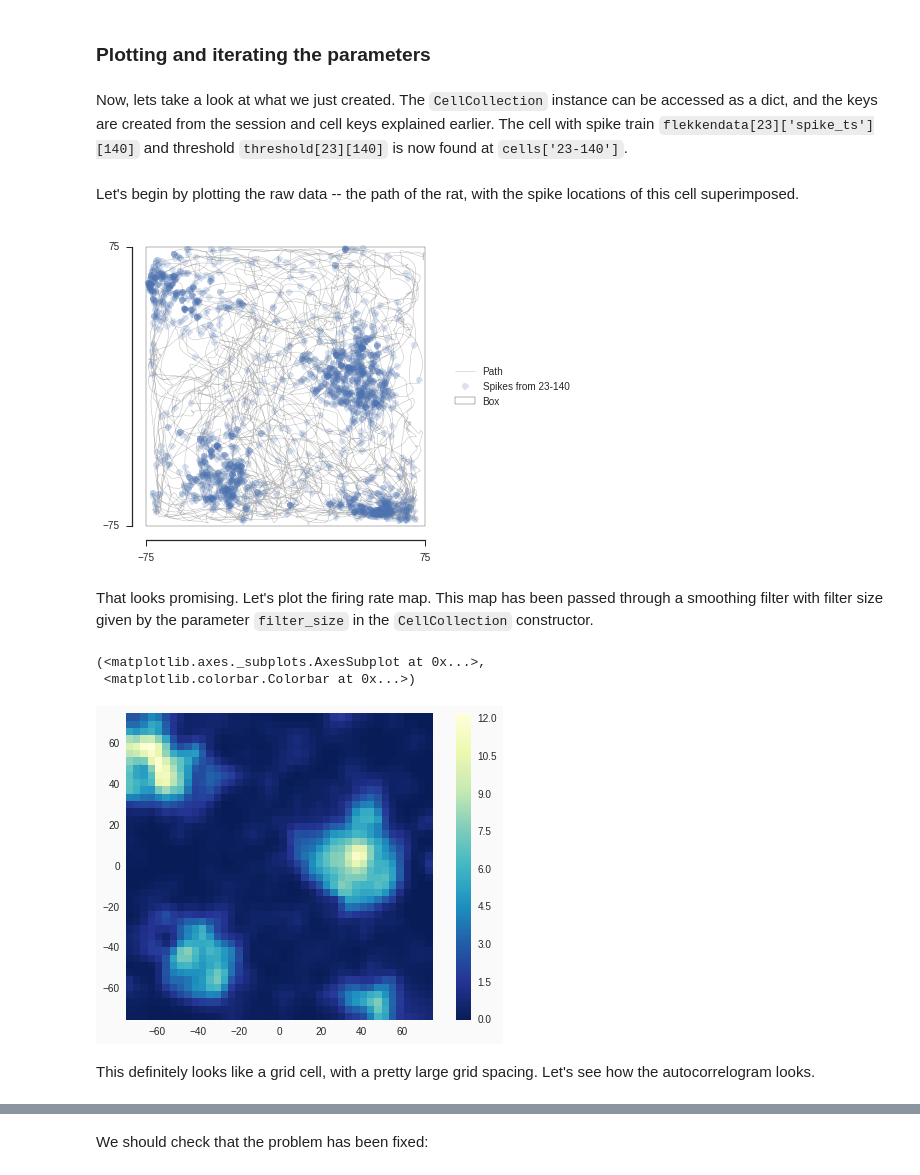
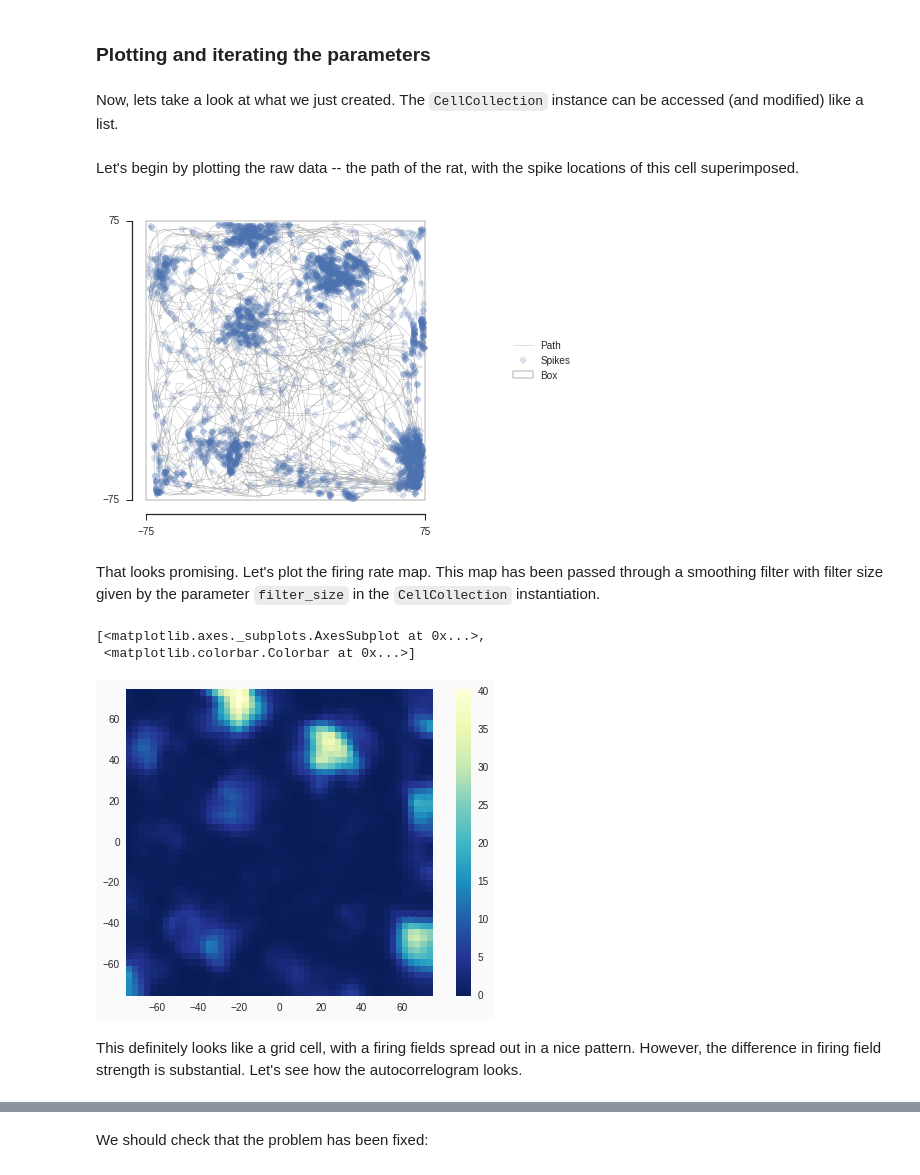
Before and after one commit to danielwe/gridcell, a Jupyter notebook: example.ipynb, the cells around one changed output, grey strips where cells are left out. Drawn from its saved outputs; the diff is of its cells as text; code cells hidden in the pictures.

```diff
--- a/example.ipynb
+++ b/example.ipynb
@@ -83,0 +35,22 @@ cells = CellCollection.from_multiple_sessions(flekkendata, (42, 42), range_,
+# %%
+# Define the binning of the experimental environment
+bins = (50, 50)
+range_ = ((-75.0, 75.0), (-75.0, 75.0))
+
+# Set filter parameters (use the same length unit as range_,
+# and the same time unit as in the raw data)
+speed_window = 0.5
+min_speed = 3.0
+position_kw = dict(speed_window=speed_window, min_speed=min_speed)
+
+filter_size = 150.0 / 50
+threshold = 0.2  # Only a default
+cell_kw = dict(filter_size=filter_size, threshold=threshold)
+
+# Instantiate CellCollection
+from gridcell import CellCollection
+
+cells = CellCollection.from_multiple_sessions(
+    data, bins, range_, position_kw=position_kw, cell_kw=cell_kw)
+
+print("Number of cells: {}".format(len(cells)))
@@ -93,10 +68,10 @@ seaborn.set(rc={'figure.facecolor': '.98', 'legend.frameon': True})
 ratecmap = 'YlGnBu_r'
 corrcmap = 'RdBu_r'
 # %% [markdown]
-Now, lets take a look at what we just created. The ``CellCollection`` instance can be accessed as a dict, and the keys are created from the session and cell keys explained earlier. The cell with spike train ``flekkendata[23]['spike_ts'][140]`` and threshold ``threshold[23][140]`` is now found at ``cells['23-140']``.
+Now, lets take a look at what we just created. The ``CellCollection`` instance can be accessed (and modified) like a list.
 # %%
 # Select a cell to have a closer look at
-cell = cells['23-140']
+cell = cells[109]
 # %% [markdown]
 Let's begin by plotting the raw data -- the path of the rat, with the spike locations of this cell superimposed.
 # %%
@@ -110,9 +85,9 @@ box = patches.Rectangle((xmin, ymin), dx, dy,
 
 # Plot the path and spikes
 with seaborn.axes_style('ticks'):
-    path = cell.pos.plot_path(label='Path')[0]
+    path = cell.position.plot_path(label='Path')[0]
     axes = path.get_axes()
-    cell.plot_spikes(axes=axes, alpha=0.2, label='Spikes from 23-140')
+    cell.plot_spikes(axes=axes, alpha=0.2, label='Spikes')
     axes.add_patch(box)
     axes.set(xlim=[xmin - 0.05 * dx, xmax + 0.55 * dx],
              ylim=[ymin - 0.05 * dy, ymax + 0.05 * dy],
@@ -120,15 +95,15 @@ with seaborn.axes_style('ticks'):
     axes.legend(loc=5)
     seaborn.despine(offset=0, trim=True)
 # %% [output]
-[figure, old version]
+[figure, new version]
 # %% [markdown]
-That looks promising. Let's plot the firing rate map. This map has been passed through a smoothing filter with filter size given by the parameter ``filter_size`` in the ``CellCollection`` constructor.
+That looks promising. Let's plot the firing rate map. This map has been passed through a smoothing filter with filter size given by the parameter ``filter_size`` in the ``CellCollection`` instantiation.
 # %%
-cell.plot_firing_rate(cmap=ratecmap)
+cell.plot_ratemap(cmap=ratecmap)
 # %% [output]
-(<matplotlib.axes._subplots.AxesSubplot at 0x...>,
- <matplotlib.colorbar.Colorbar at 0x...>)
+[<matplotlib.axes._subplots.AxesSubplot at 0x...>,
+ <matplotlib.colorbar.Colorbar at 0x...>]
-[figure, old version]
+[figure, new version]
 # %% [markdown]
-This definitely looks like a grid cell, with a pretty large grid spacing. Let's see how the autocorrelogram looks.
+This definitely looks like a grid cell, with a firing fields spread out in a nice pattern. However, the difference in firing field strength is substantial. Let's see how the autocorrelogram looks.
 # %%
```
Also changed, not shown: parts of 30 cells of this notebook, 12 other files.
